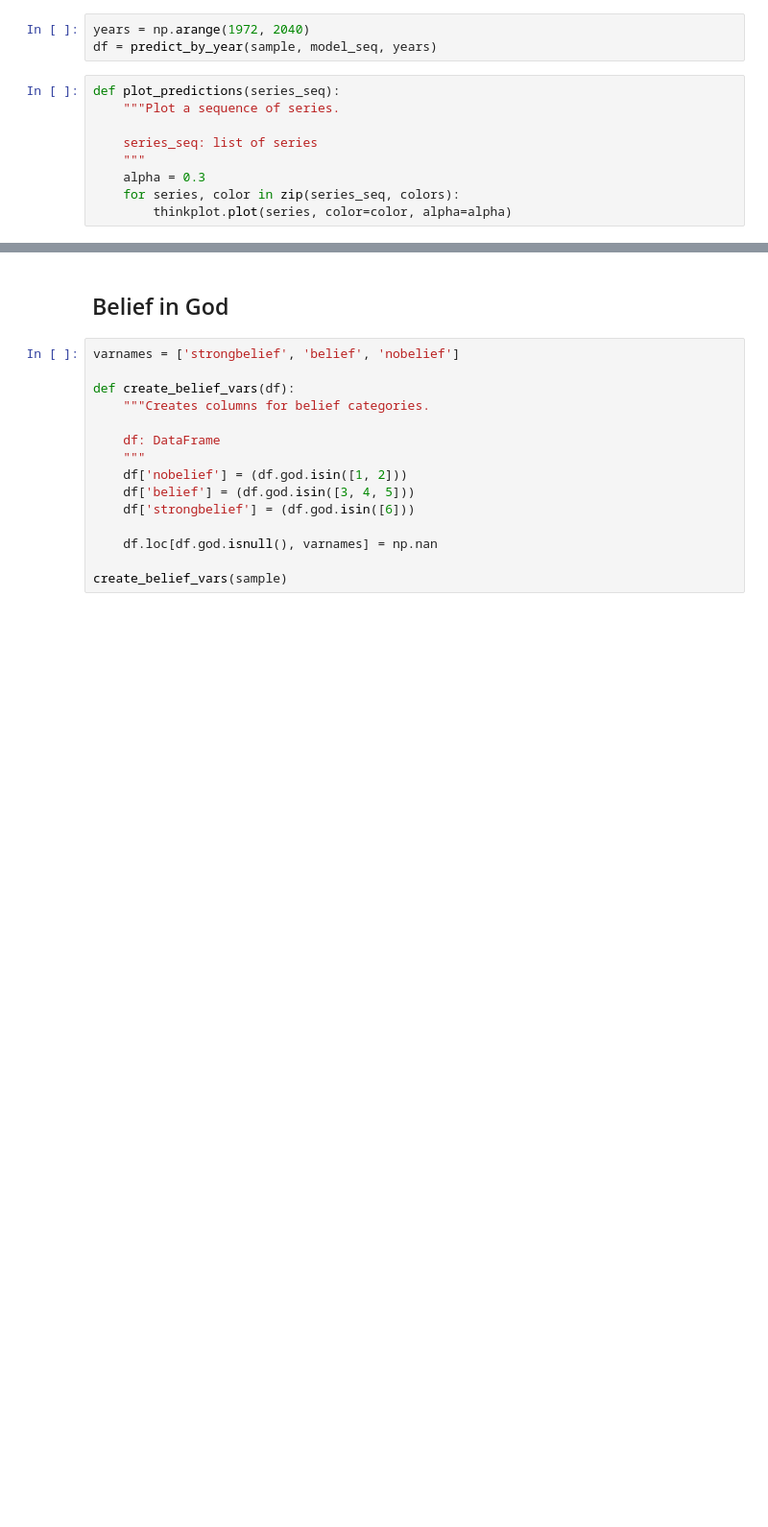
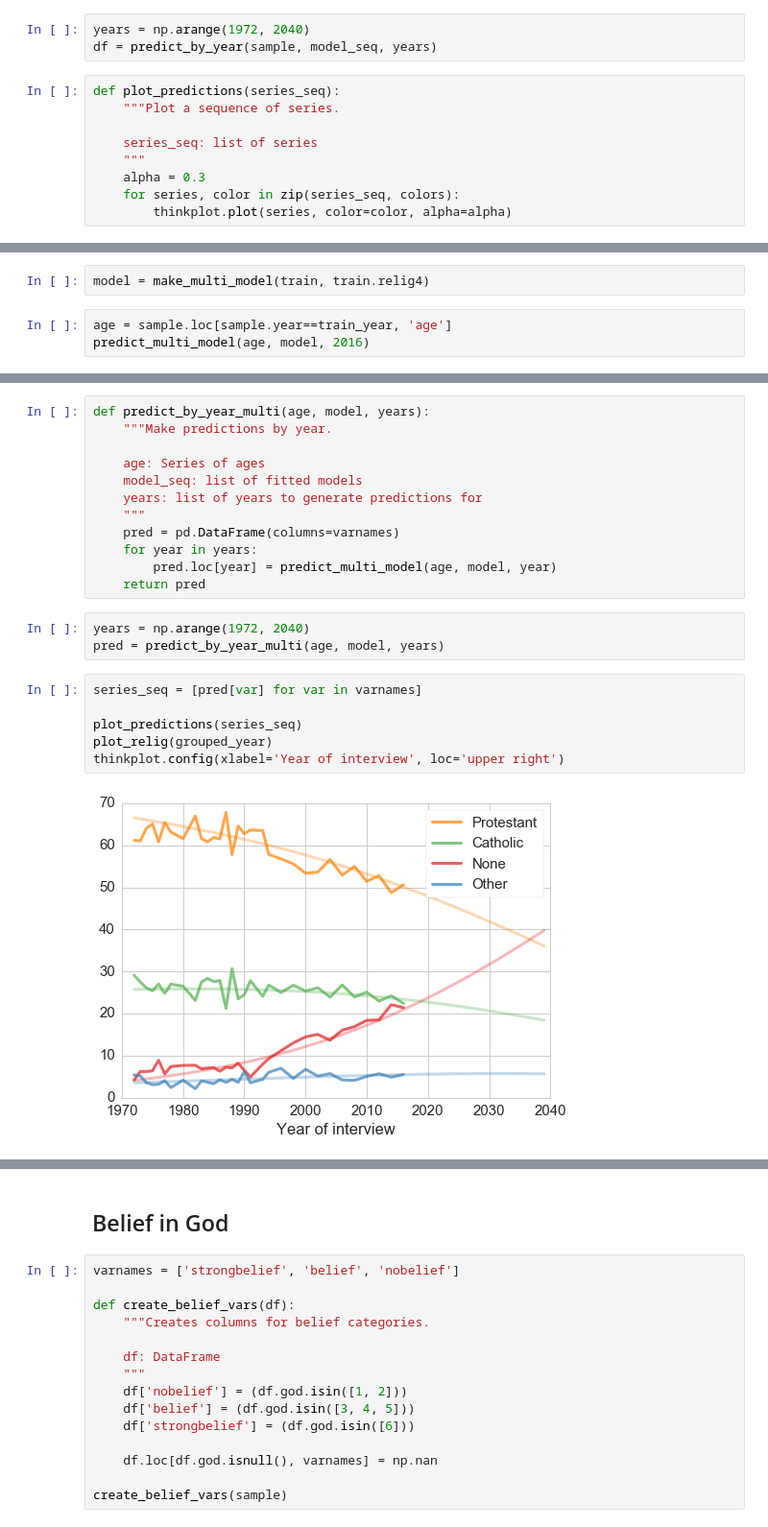
Before and after one commit to AllenDowney/GssReligion, a Jupyter notebook: age_religion.ipynb, the cells around one changed output, grey strips where cells are left out. Shown at 96% size. Drawn from its saved outputs; the diff is of its cells as text; blank space fills up the shorter version.

```diff
--- a/age_religion.ipynb
+++ b/age_religion.ipynb
@@ -825,0 +862,5 @@ dtype: float64
+# %%
+model = make_multi_model(train, train.relig4)
+# %%
+age = sample.loc[sample.year==train_year, 'age']
+predict_multi_model(age, model, 2016)
@@ -825,0 +881,23 @@ dtype: float64
+# %%
+def predict_by_year_multi(age, model, years):
+    """Make predictions by year.
+
+    age: Series of ages
+    model_seq: list of fitted models
+    years: list of years to generate predictions for
+    """
+    pred = pd.DataFrame(columns=varnames)
+    for year in years:
+        pred.loc[year] = predict_multi_model(age, model, year)
+    return pred
+# %%
+years = np.arange(1972, 2040)
+pred = predict_by_year_multi(age, model, years)
+# %%
+series_seq = [pred[var] for var in varnames]
+
+plot_predictions(series_seq)
+plot_relig(grouped_year)
+thinkplot.config(xlabel='Year of interview', loc='upper right')
+# %% [output]
+[figure, added]
```
Also changed, not shown: parts of 40 cells of this notebook.
